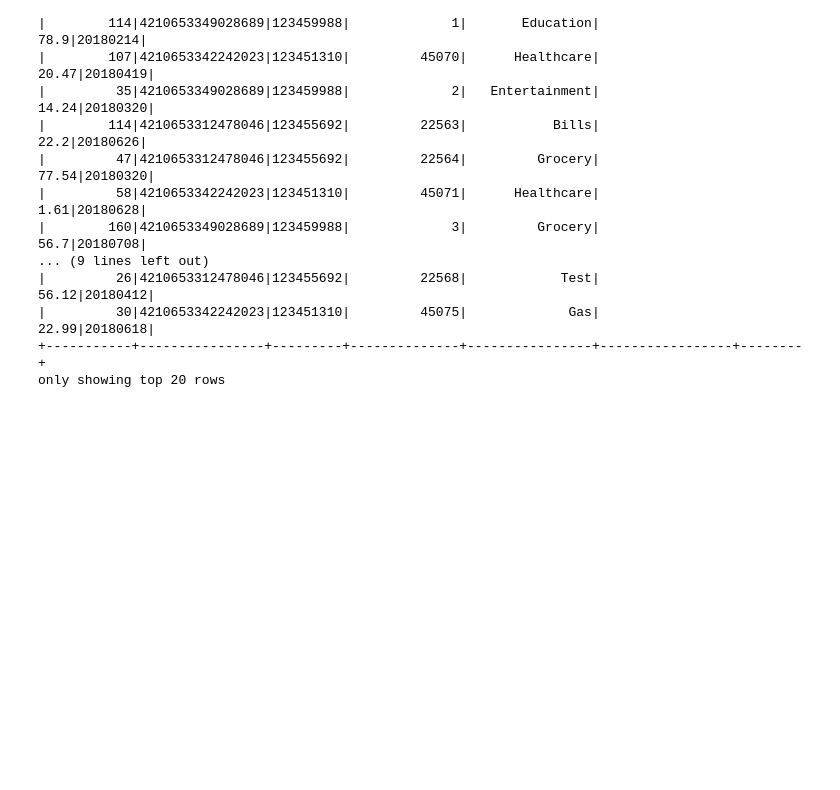
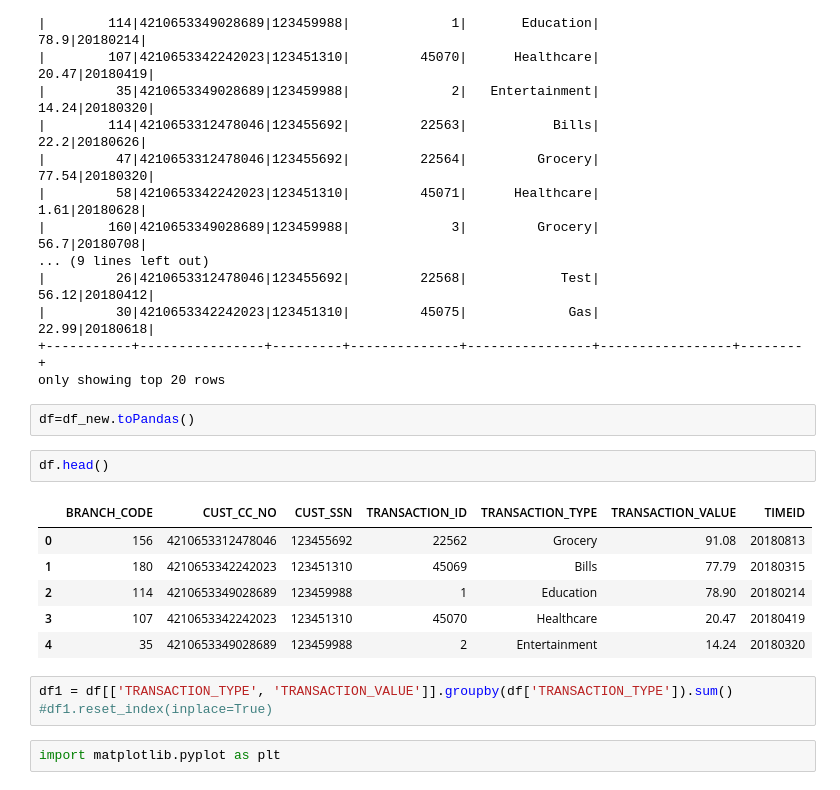
Before and after one commit to gitjish/Etlloan_project, a Jupyter notebook: cred_extraction.ipynb, the cells around one changed output. Drawn from its saved outputs; the diff is of its cells as text; blank space fills up the shorter version.

```diff
--- a/cred_extraction.ipynb
+++ b/cred_extraction.ipynb
@@ -130,3 +130,19 @@ df_new.show()
 |         30|4210653342242023|123451310|         45075|             Gas|            22.99|20180618|
 +-----------+----------------+---------+--------------+----------------+-----------------+--------+
 only showing top 20 rows
+# %%
+df=df_new.toPandas()
+# %%
+df.head()
+# %% [output]
+|  | BRANCH_CODE | CUST_CC_NO | CUST_SSN | TRANSACTION_ID | TRANSACTION_TYPE | TRANSACTION_VALUE | TIMEID |
+| 0 | 156 | 4210653312478046 | 123455692 | 22562 | Grocery | 91.08 | 20180813 |
+| 1 | 180 | 4210653342242023 | 123451310 | 45069 | Bills | 77.79 | 20180315 |
+| 2 | 114 | 4210653349028689 | 123459988 | 1 | Education | 78.90 | 20180214 |
+| 3 | 107 | 4210653342242023 | 123451310 | 45070 | Healthcare | 20.47 | 20180419 |
+| 4 | 35 | 4210653349028689 | 123459988 | 2 | Entertainment | 14.24 | 20180320 |
+# %%
+df1 = df[['TRANSACTION_TYPE', 'TRANSACTION_VALUE']].groupby(df['TRANSACTION_TYPE']).sum()
+#df1.reset_index(inplace=True)
+# %%
+import matplotlib.pyplot as plt
```
Also changed, not shown: parts of 1 cell of this notebook, 1 other file.
